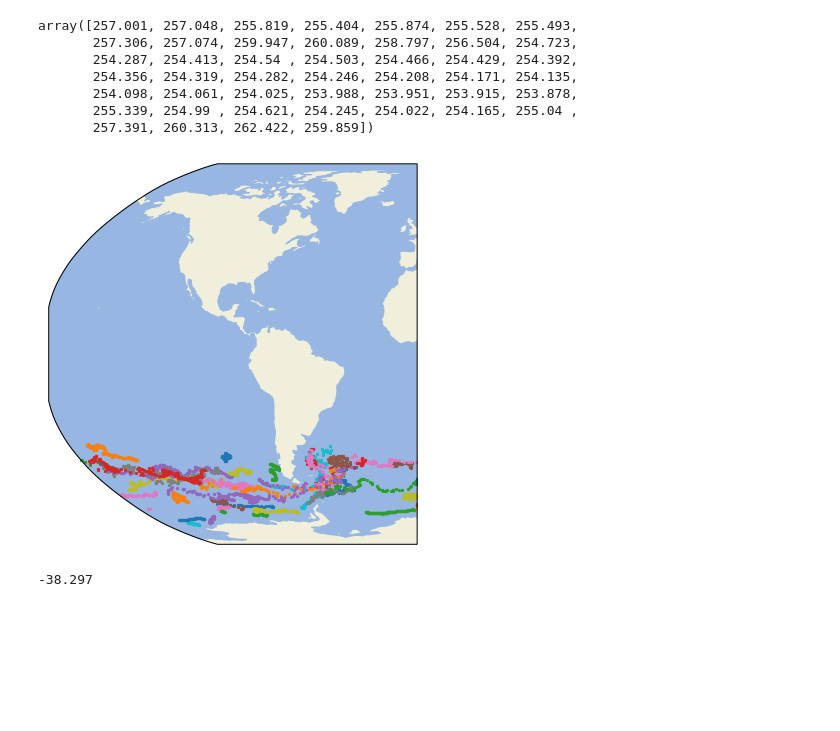
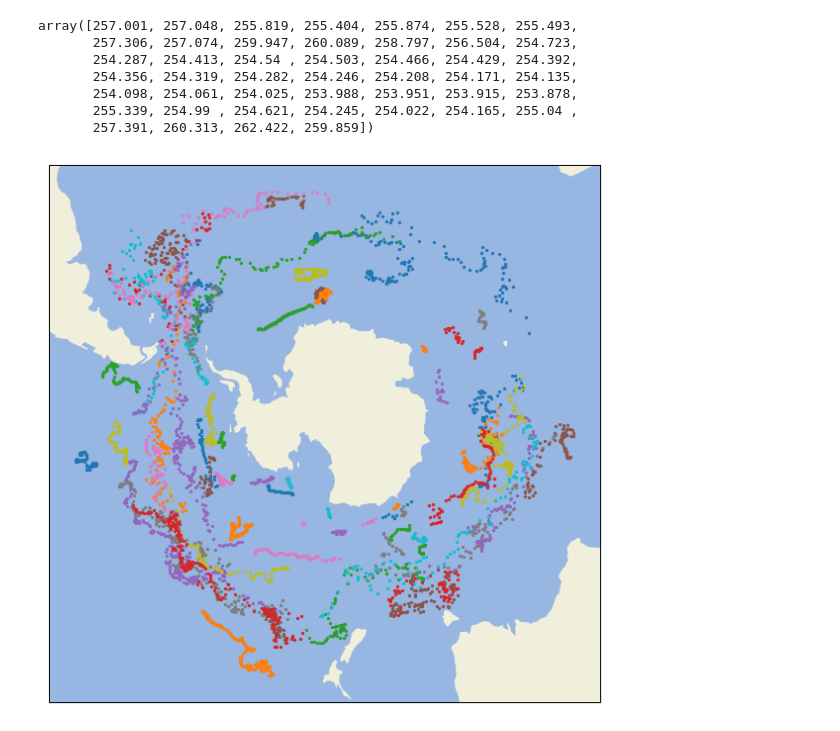
Before and after one commit to oceanhackweek/ohw18_southern-ocean, a Jupyter notebook: study_map/study_map.ipynb, the cells around one changed output. Cells and saved outputs as stored; diff of their text form; code cells hidden in the pictures; blank space fills up the shorter version.

```diff
--- a/study_map/study_map.ipynb
+++ b/study_map/study_map.ipynb
@@ -52,15 +52,16 @@ array([257.001, 257.048, 255.819, 255.404, 255.874, 255.528, 255.493,
        257.391, 260.313, 262.422, 259.859])
 # %%
 fig = plt.figure()
-fig.set_size_inches(10,7)
-ax = plt.axes(projection=ccrs.Robinson())
+ax = plt.axes(projection=ccrs.SouthPolarStereo())
 # ax.gridlines(draw_labels=True, zorder= 20)
-extent = (-180, -0, 90, -90)
-ax.set_extent(extent)
+# extent = (-180, -0, 90, -90)
+# ax.set_extent(extent)
 ax.add_feature(cfeature.LAND)
 ax.add_feature(cfeature.OCEAN)
 for f in traj_files:
     ds = xr.open_dataset(f)
     ax.scatter(ds['Lon'].values - 360, ds['Lat'].values, transform=ccrs.Geodetic(), s=5)
+
+fig.set_size_inches(10,10)
 # %% [output]
-[figure, old version]
+[figure, new version]
@@ -72,4 +67,0 @@ for f in traj_files:
-# %%
-np.max(lats)
-# %% [output]
--38.297
```
Also changed, not shown: parts of 1 cell of this notebook.
